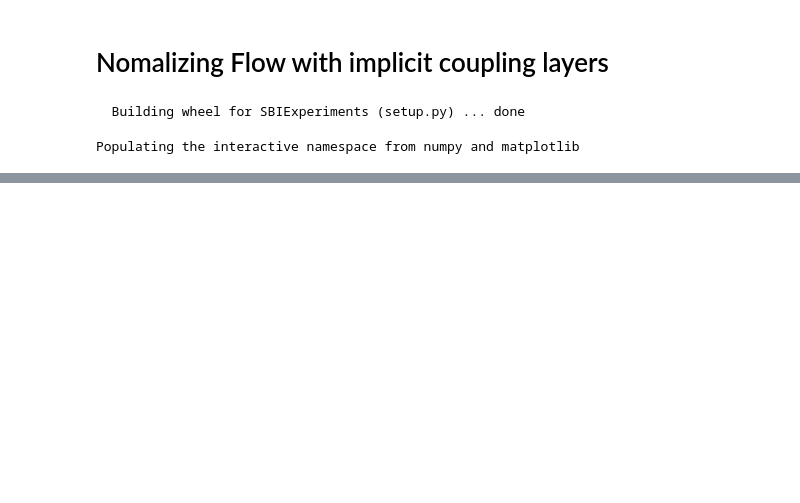
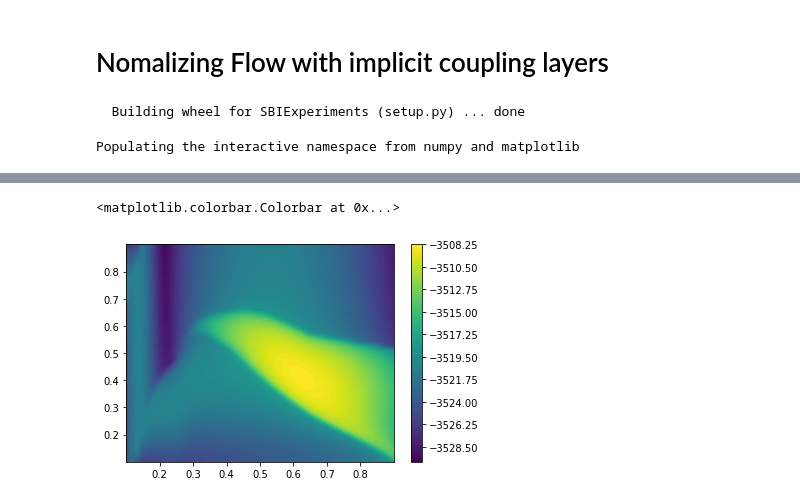
Before and after one commit to astrodeepnet/sbi_experiments, a Jupyter notebook: notebooks/score_matching/NF_implicit.ipynb, the cells around one changed output, grey strips where cells are left out. Cells and saved outputs as stored; diff of their text form; code cells hidden in the pictures; blank space fills up the shorter version.

```diff
--- a/notebooks/score_matching/NF_implicit.ipynb
+++ b/notebooks/score_matching/NF_implicit.ipynb
@@ -112,5 +112,9 @@ plot(losses)
 # %%
-x = jnp.stack(jnp.meshgrid(jnp.linspace(0,1),
-                           jnp.linspace(0,1)),-1)
+x = jnp.stack(jnp.meshgrid(jnp.linspace(0.1,0.9),
+                           jnp.linspace(0.1,0.9)),-1)
 
-imshow(model_NF.apply(params, x.reshape(-1,2)).reshape([50,50]))
+im = model_NF.apply(params, x.reshape(-1,2)).reshape([50,50])
+contourf(x[...,0],x[...,1],(im),100); colorbar()
+# %% [output]
+<matplotlib.colorbar.Colorbar at 0x...>
+[figure, added]
```
Also changed, not shown: parts of 5 cells of this notebook.
